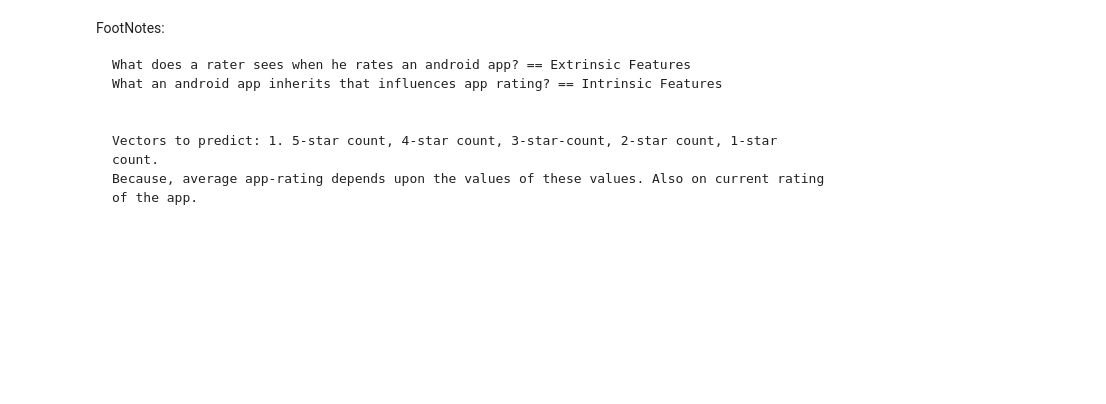
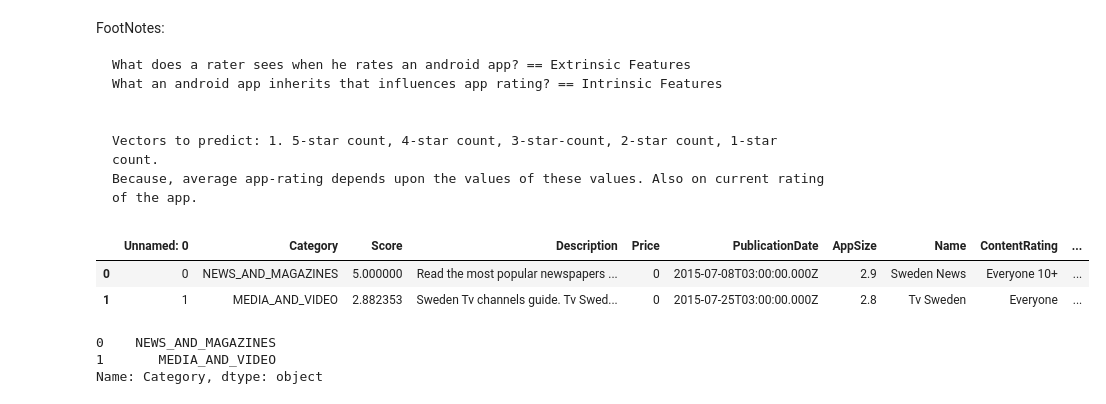
Before and after one commit to ayusharyal1/5DBMinds, a Jupyter notebook: code/AppClassification.ipynb, the cells around one changed output. Saved outputs shown, nothing was run; the diff lists cells and outputs as text; code cells hidden in the pictures; blank space fills up the shorter version.

```diff
--- a/code/AppClassification.ipynb
+++ b/code/AppClassification.ipynb
@@ -165,0 +191,15 @@ FootNotes:
+# %%
+app_file = '../data/big-data-csv.csv'
+appdf = pd.read_csv(app_file,sep=',')
+appdf.head(2)
+# %% [output]
+|  | Unnamed: 0 | Category | Score | Description | Price | PublicationDate | AppSize | Name | ContentRating | ... |
+| 0 | 0 | NEWS_AND_MAGAZINES | 5.000000 | Read the most popular newspapers ... | 0 | 2015-07-08T03:00:00.000Z | 2.9 | Sweden News | Everyone 10+ | ... |
+| 1 | 1 | MEDIA_AND_VIDEO | 2.882353 | Sweden Tv channels guide. Tv Swed... | 0 | 2015-07-25T03:00:00.000Z | 2.8 | Tv Sweden | Everyone | ... |
+# %%
+col_cat = appdf.Category
+col_cat.head(2)
+# %% [output]
+0    NEWS_AND_MAGAZINES
+1       MEDIA_AND_VIDEO
+Name: Category, dtype: object
```
Also changed, not shown: parts of 22 cells of this notebook.
